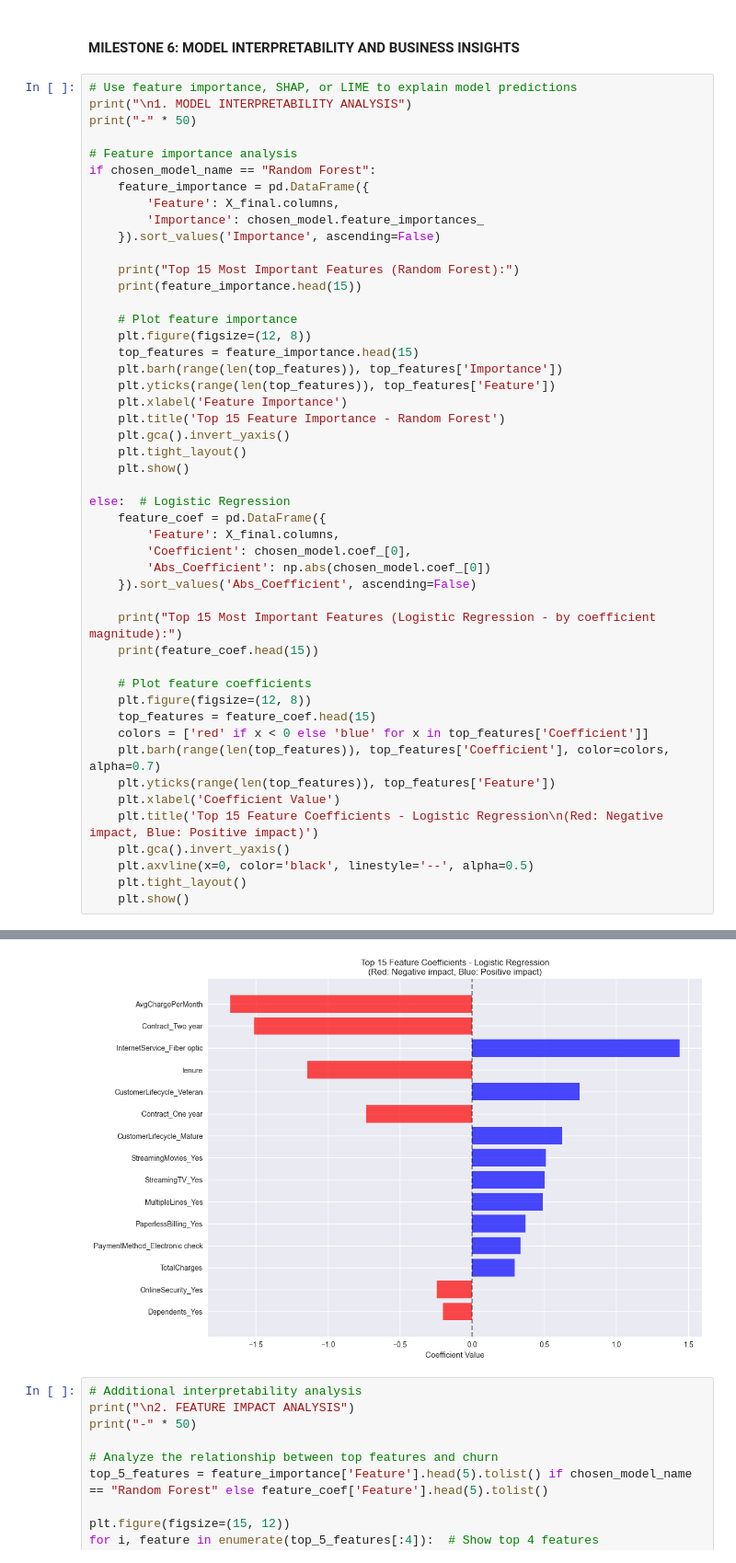
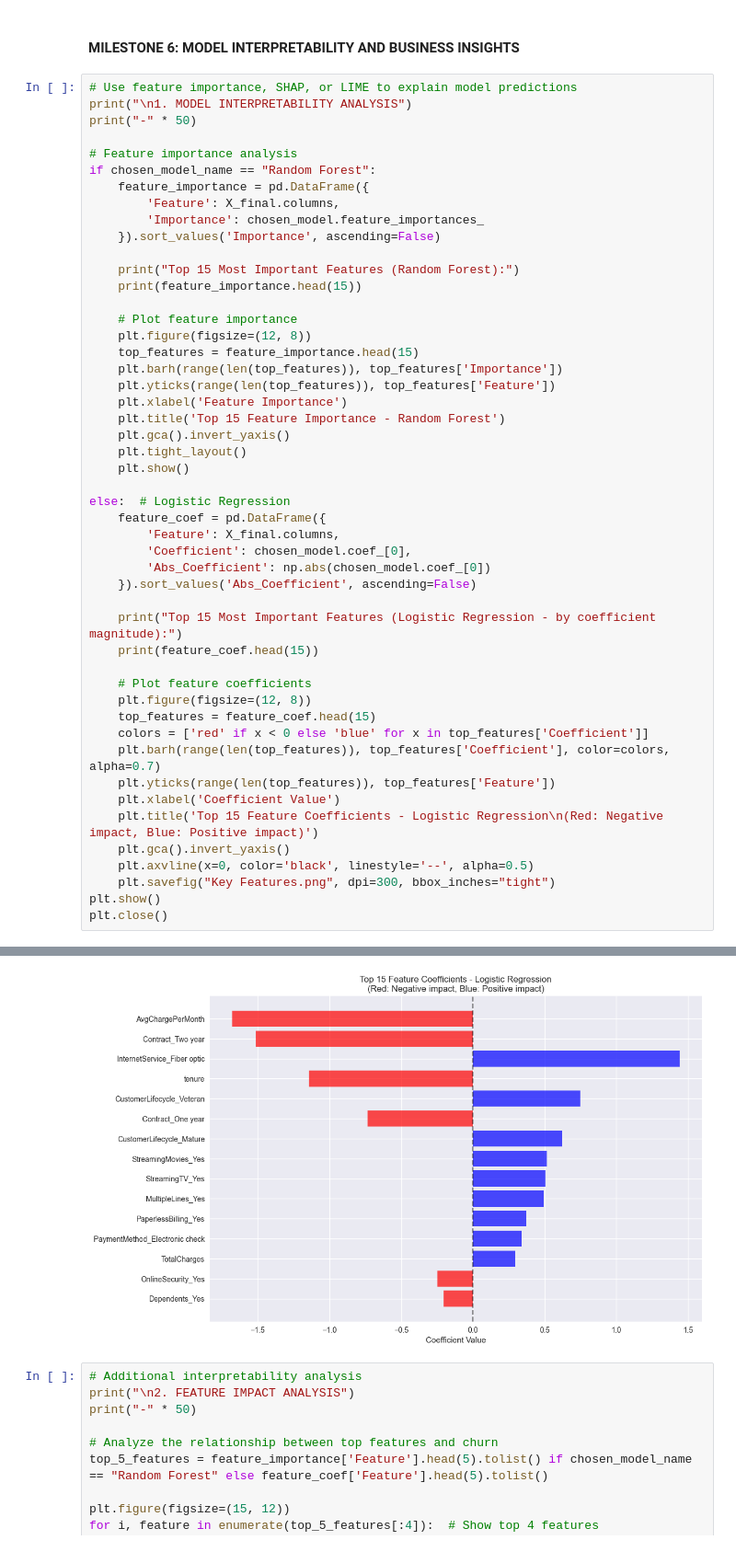
Before and after one commit to Obo19/Machine-Learning-Exam, a Jupyter notebook: Exam notebook.ipynb, the cells around one changed output, grey strips where cells are left out. Shown: that part at 92% size. Saved outputs shown, nothing was run; the diff lists cells and outputs as text.

```diff
--- a/Exam notebook.ipynb
+++ b/Exam notebook.ipynb
@@ -1023,36 +1031,37 @@ else:  # Logistic Regression
     # Plot feature coefficients
     plt.figure(figsize=(12, 8))
     top_features = feature_coef.head(15)
     colors = ['red' if x < 0 else 'blue' for x in top_features['Coefficient']]
     plt.barh(range(len(top_features)), top_features['Coefficient'], color=colors, alpha=0.7)
     plt.yticks(range(len(top_features)), top_features['Feature'])
     plt.xlabel('Coefficient Value')
     plt.title('Top 15 Feature Coefficients - Logistic Regression\n(Red: Negative impact, Blue: Positive impact)')
     plt.gca().invert_yaxis()
     plt.axvline(x=0, color='black', linestyle='--', alpha=0.5)
-    plt.tight_layout()
-    plt.show()
+    plt.savefig("Key Features.png", dpi=300, bbox_inches="tight")
+plt.show()
+plt.close()
 # %% [output]
 1. MODEL INTERPRETABILITY ANALYSIS
 --------------------------------------------------
 Top 15 Most Important Features (Logistic Regression - by coefficient magnitude):
                            Feature  Coefficient  Abs_Coefficient
 4                AvgChargePerMonth    -1.677297         1.677297
 28               Contract_Two year    -1.511194         1.511194
 13     InternetService_Fiber optic     1.439158         1.439158
 1                           tenure    -1.142216         1.142216
 35       CustomerLifecycle_Veteran     0.747576         0.747576
 27               Contract_One year    -0.735681         0.735681
 33        CustomerLifecycle_Mature     0.623496         0.623496
 26             StreamingMovies_Yes     0.514284         0.514284
 24                 StreamingTV_Yes     0.504035         0.504035
 12               MultipleLines_Yes     0.492193         0.492193
 29            PaperlessBilling_Yes     0.371712         0.371712
 31  PaymentMethod_Electronic check     0.337520         0.337520
 3                     TotalCharges     0.294660         0.294660
 16              OnlineSecurity_Yes    -0.246143         0.246143
 9                   Dependents_Yes    -0.202433         0.202433
-[figure, old version]
+[figure, new version]
 # %%
 # Additional interpretability analysis
 print("\n2. FEATURE IMPACT ANALYSIS")
```
Also changed, not shown: parts of 4 cells of this notebook.
